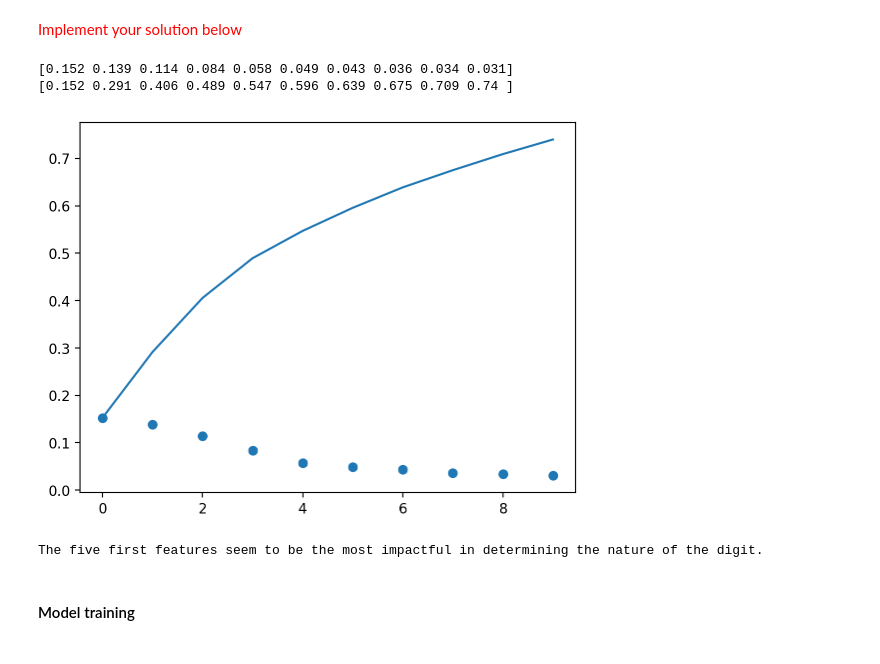
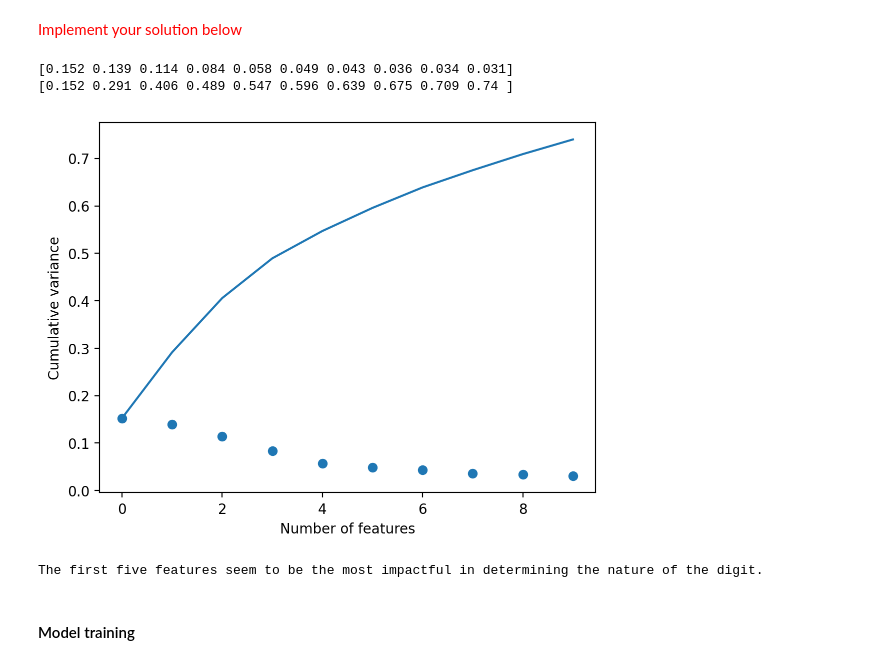
Before and after one commit to OloruntobiOlutola/Hands-on-ML, a Jupyter notebook: TP 2 - Scikit-Learn - Evaluation.ipynb, the cells around one changed output. Cells and saved outputs as stored; diff of their text form; code cells hidden in the pictures.

```diff
--- a/TP 2 - Scikit-Learn - Evaluation.ipynb
+++ b/TP 2 - Scikit-Learn - Evaluation.ipynb
@@ -265,35 +256,35 @@ Try to reduce the number of features through the ([PCA](https://scikit-learn.org
 X_train, X_test, y_train, y_test = train_test_split(
     data, digits.target, test_size=0.25, random_state=21)
 # %%
-from sklearn.decomposition import PCA
-
 N_COMP = 10
 pca = PCA(n_components=N_COMP)
 
 # Learn the pca model to the training set and apply the model to it
 train_pca = pca.fit_transform(X_train)
 
 # Transform the test set with the pca features
 test_pca = pca.transform(X_test)
 
 # Display variance ratios and cumulative variance
 with np.printoptions(precision=3):
     print(pca.explained_variance_ratio_)
 with np.printoptions(precision=3):
     print(pca.explained_variance_ratio_.cumsum()) # cumulative distribution of variance
 
 # Variance analysis
 x = list(range(10))
 plt.subplot()
 plt.scatter(x, pca.explained_variance_ratio_)
 plt.plot(pca.explained_variance_ratio_.cumsum())
+plt.xlabel("Number of features")
+plt.ylabel('Cumulative variance')
 plt.show()
-print("The five first features seem to be the most impactful in determining the nature of the digit.")
+print("The first five features seem to be the most impactful in determining the nature of the digit.")
 # %% [output]
 [0.152 0.139 0.114 0.084 0.058 0.049 0.043 0.036 0.034 0.031]
 [0.152 0.291 0.406 0.489 0.547 0.596 0.639 0.675 0.709 0.74 ]
-[figure, old version]
+[figure, new version]
-The five first features seem to be the most impactful in determining the nature of the digit.
+The first five features seem to be the most impactful in determining the nature of the digit.
 # %% [markdown]
 #### Model training
 # %% [markdown]
```
Also changed, not shown: parts of 15 cells of this notebook.
